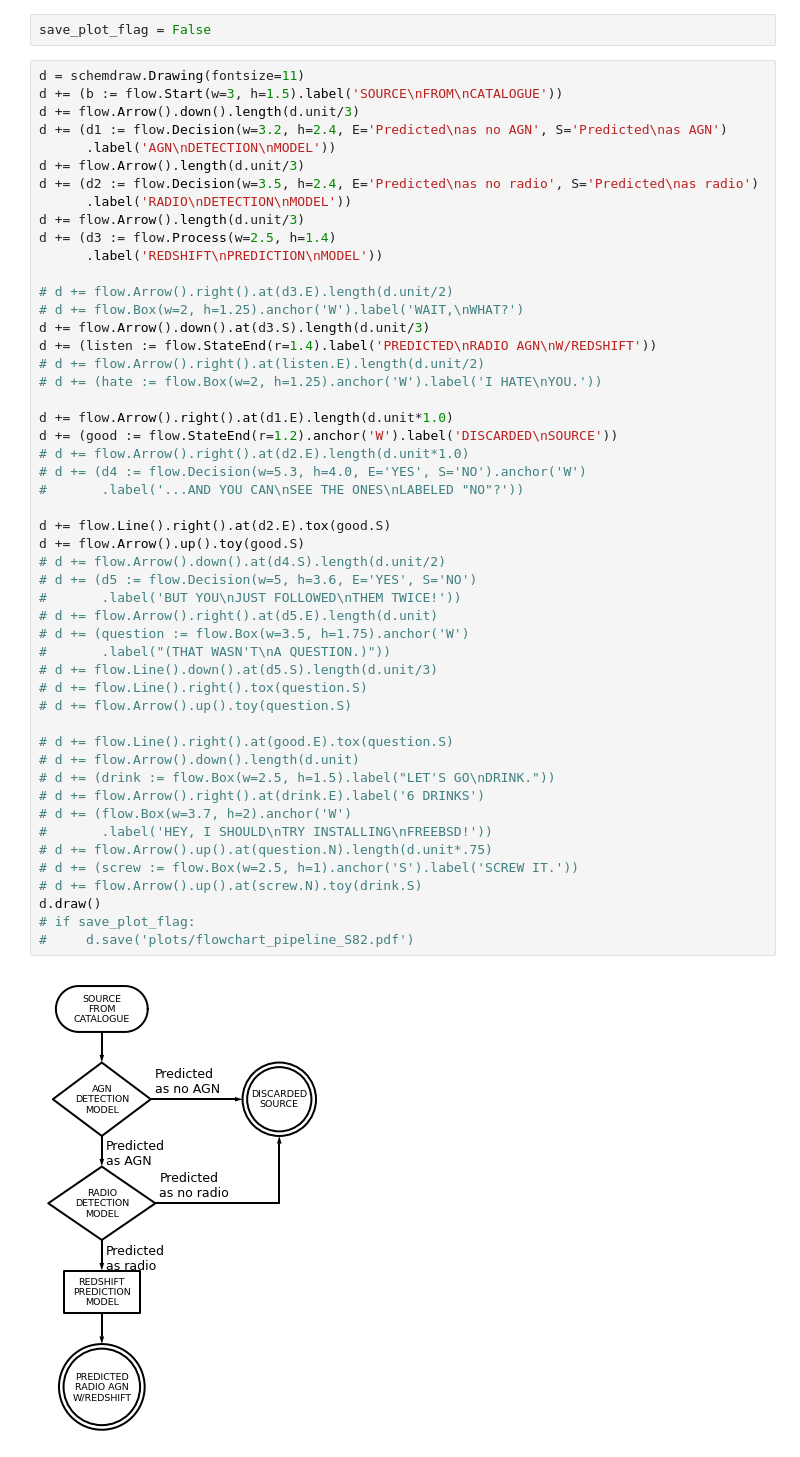
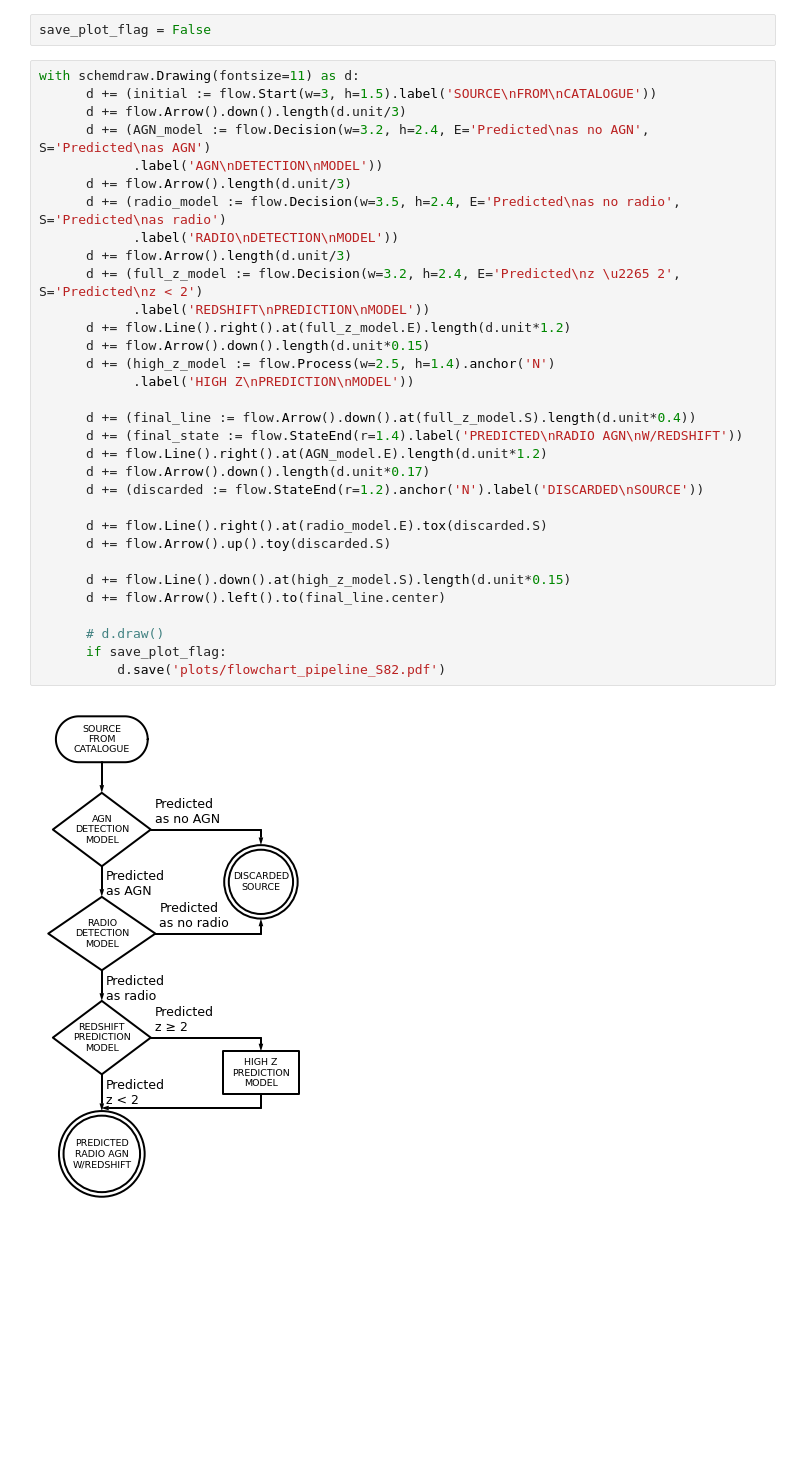
Before and after one commit to racarvajal/Pipeline_RG_z_ML, a Jupyter notebook: flowchart_pipeline.ipynb, the cells around one changed output. Cells and saved outputs as stored; diff of their text form; blank space fills up the shorter version.

Commit message:
created flowchart

```diff
--- a/flowchart_pipeline.ipynb
+++ b/flowchart_pipeline.ipynb
@@ -10,54 +10,36 @@ from schemdraw import flow
 # %%
 save_plot_flag = False
 # %%
-d = schemdraw.Drawing(fontsize=11)
-d += (b := flow.Start(w=3, h=1.5).label('SOURCE\nFROM\nCATALOGUE'))
-d += flow.Arrow().down().length(d.unit/3)
-d += (d1 := flow.Decision(w=3.2, h=2.4, E='Predicted\nas no AGN', S='Predicted\nas AGN')
-      .label('AGN\nDETECTION\nMODEL'))
-d += flow.Arrow().length(d.unit/3)
-d += (d2 := flow.Decision(w=3.5, h=2.4, E='Predicted\nas no radio', S='Predicted\nas radio')
-      .label('RADIO\nDETECTION\nMODEL'))
-d += flow.Arrow().length(d.unit/3)
-d += (d3 := flow.Process(w=2.5, h=1.4)
-      .label('REDSHIFT\nPREDICTION\nMODEL'))
+with schemdraw.Drawing(fontsize=11) as d:
+      d += (initial := flow.Start(w=3, h=1.5).label('SOURCE\nFROM\nCATALOGUE'))
+      d += flow.Arrow().down().length(d.unit/3)
+      d += (AGN_model := flow.Decision(w=3.2, h=2.4, E='Predicted\nas no AGN', S='Predicted\nas AGN')
+            .label('AGN\nDETECTION\nMODEL'))
+      d += flow.Arrow().length(d.unit/3)
+      d += (radio_model := flow.Decision(w=3.5, h=2.4, E='Predicted\nas no radio', S='Predicted\nas radio')
+            .label('RADIO\nDETECTION\nMODEL'))
+      d += flow.Arrow().length(d.unit/3)
+      d += (full_z_model := flow.Decision(w=3.2, h=2.4, E='Predicted\nz \u2265 2', S='Predicted\nz < 2')
+            .label('REDSHIFT\nPREDICTION\nMODEL'))
+      d += flow.Line().right().at(full_z_model.E).length(d.unit*1.2)
+      d += flow.Arrow().down().length(d.unit*0.15)
+      d += (high_z_model := flow.Process(w=2.5, h=1.4).anchor('N')
+            .label('HIGH Z\nPREDICTION\nMODEL'))
 
-# d += flow.Arrow().right().at(d3.E).length(d.unit/2)
-# d += flow.Box(w=2, h=1.25).anchor('W').label('WAIT,\nWHAT?')
-d += flow.Arrow().down().at(d3.S).length(d.unit/3)
-d += (listen := flow.StateEnd(r=1.4).label('PREDICTED\nRADIO AGN\nW/REDSHIFT'))
-# d += flow.Arrow().right().at(listen.E).length(d.unit/2)
-# d += (hate := flow.Box(w=2, h=1.25).anchor('W').label('I HATE\nYOU.'))
+      d += (final_line := flow.Arrow().down().at(full_z_model.S).length(d.unit*0.4))
+      d += (final_state := flow.StateEnd(r=1.4).label('PREDICTED\nRADIO AGN\nW/REDSHIFT'))
+      d += flow.Line().right().at(AGN_model.E).length(d.unit*1.2)
+      d += flow.Arrow().down().length(d.unit*0.17)
+      d += (discarded := flow.StateEnd(r=1.2).anchor('N').label('DISCARDED\nSOURCE'))
 
-d += flow.Arrow().right().at(d1.E).length(d.unit*1.0)
-d += (good := flow.StateEnd(r=1.2).anchor('W').label('DISCARDED\nSOURCE'))
-# d += flow.Arrow().right().at(d2.E).length(d.unit*1.0)
-# d += (d4 := flow.Decision(w=5.3, h=4.0, E='YES', S='NO').anchor('W')
-#       .label('...AND YOU CAN\nSEE THE ONES\nLABELED "NO"?'))
+      d += flow.Line().right().at(radio_model.E).tox(discarded.S)
+      d += flow.Arrow().up().toy(discarded.S)
 
-d += flow.Line().right().at(d2.E).tox(good.S)
-d += flow.Arrow().up().toy(good.S)
-# d += flow.Arrow().down().at(d4.S).length(d.unit/2)
-# d += (d5 := flow.Decision(w=5, h=3.6, E='YES', S='NO')
-#       .label('BUT YOU\nJUST FOLLOWED\nTHEM TWICE!'))
-# d += flow.Arrow().right().at(d5.E).length(d.unit)
-# d += (question := flow.Box(w=3.5, h=1.75).anchor('W')
-#       .label("(THAT WASN'T\nA QUESTION.)"))
-# d += flow.Line().down().at(d5.S).length(d.unit/3)
-# d += flow.Line().right().tox(question.S)
-# d += flow.Arrow().up().toy(question.S)
+      d += flow.Line().down().at(high_z_model.S).length(d.unit*0.15)
+      d += flow.Arrow().left().to(final_line.center)
 
-# d += flow.Line().right().at(good.E).tox(question.S)
-# d += flow.Arrow().down().length(d.unit)
-# d += (drink := flow.Box(w=2.5, h=1.5).label("LET'S GO\nDRINK."))
-# d += flow.Arrow().right().at(drink.E).label('6 DRINKS')
-# d += (flow.Box(w=3.7, h=2).anchor('W')
-#       .label('HEY, I SHOULD\nTRY INSTALLING\nFREEBSD!'))
-# d += flow.Arrow().up().at(question.N).length(d.unit*.75)
-# d += (screw := flow.Box(w=2.5, h=1).anchor('S').label('SCREW IT.'))
-# d += flow.Arrow().up().at(screw.N).toy(drink.S)
-d.draw()
-# if save_plot_flag:
-#     d.save('plots/flowchart_pipeline_S82.pdf')
+      # d.draw()
+      if save_plot_flag:
+          d.save('plots/flowchart_pipeline_S82.pdf')
 # %% [output]
-[figure, old version]
+[figure, new version]
```
